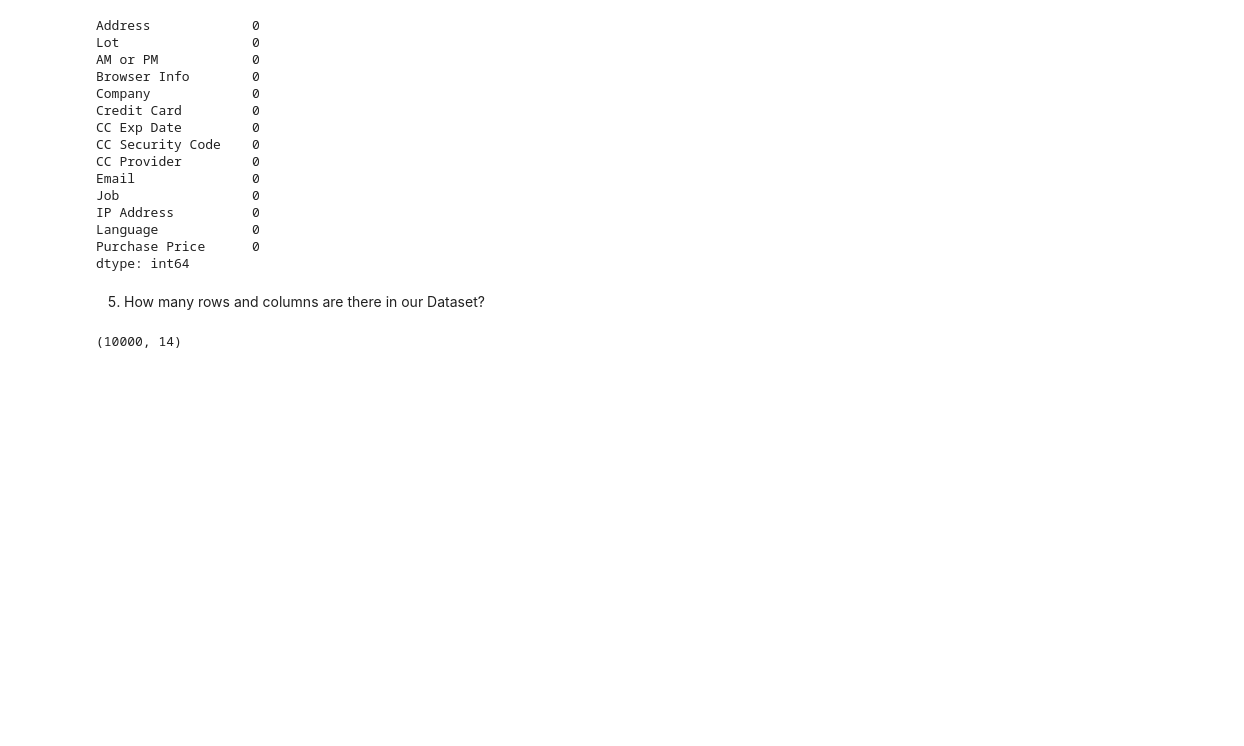
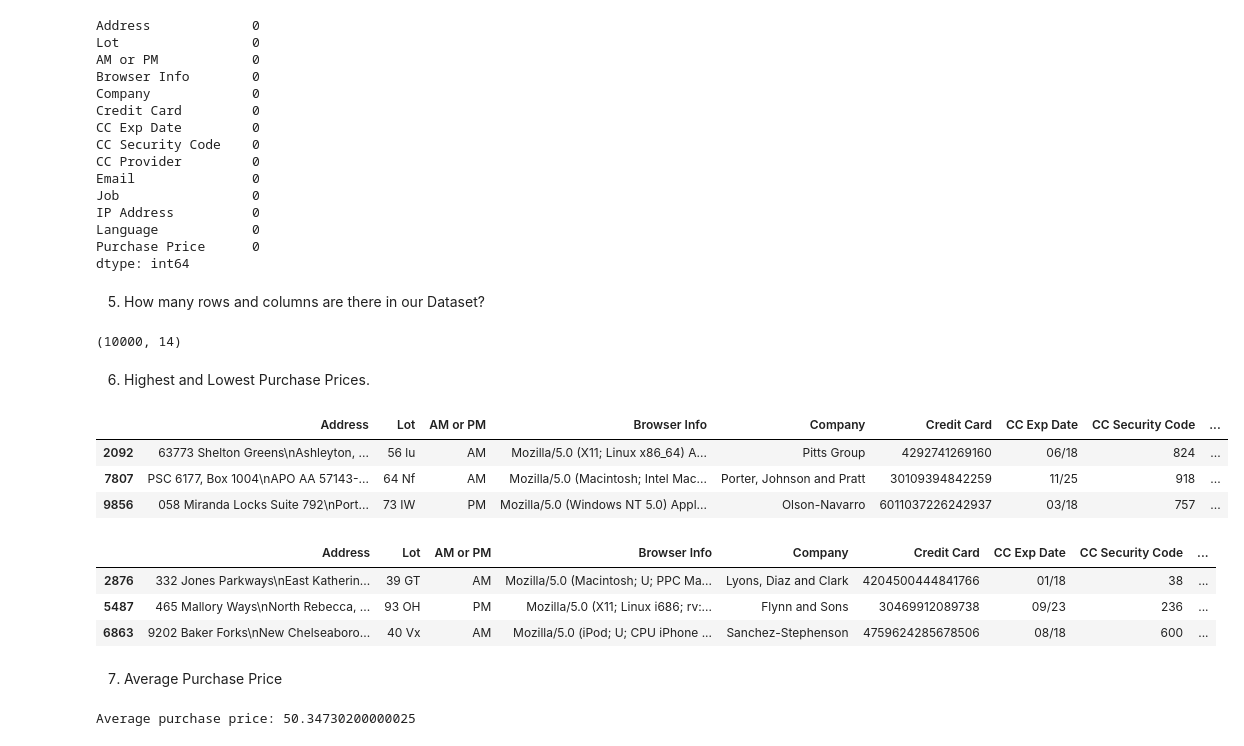
Before and after one commit to achmegantara/e-commerce-data-analysis, a Jupyter notebook: ecommerce.ipynb, the cells around one changed output. Saved outputs shown, nothing was run; the diff lists cells and outputs as text; code cells hidden in the pictures; blank space fills up the shorter version.

```diff
--- a/ecommerce.ipynb
+++ b/ecommerce.ipynb
@@ -94,3 +94,26 @@ dtype: int64
 df.shape
 # %% [output]
 (10000, 14)
+# %% [markdown]
+6. Highest and Lowest Purchase Prices.
+# %%
+df.nlargest(n=3, columns=['Purchase Price'])
+# %% [output]
+|  | Address | Lot | AM or PM | Browser Info | Company | Credit Card | CC Exp Date | CC Security Code | ... |
+| 2092 | 63773 Shelton Greens\nAshleyton, ... | 56 lu | AM | Mozilla/5.0 (X11; Linux x86_64) A... | Pitts Group | 4292741269160 | 06/18 | 824 | ... |
+| 7807 | PSC 6177, Box 1004\nAPO AA 57143-... | 64 Nf | AM | Mozilla/5.0 (Macintosh; Intel Mac... | Porter, Johnson and Pratt | 30109394842259 | 11/25 | 918 | ... |
+| 9856 | 058 Miranda Locks Suite 792\nPort... | 73 IW | PM | Mozilla/5.0 (Windows NT 5.0) Appl... | Olson-Navarro | 6011037226242937 | 03/18 | 757 | ... |
+# %%
+df.nsmallest(n=3, columns=['Purchase Price'])
+# %% [output]
+|  | Address | Lot | AM or PM | Browser Info | Company | Credit Card | CC Exp Date | CC Security Code | ... |
+| 2876 | 332 Jones Parkways\nEast Katherin... | 39 GT | AM | Mozilla/5.0 (Macintosh; U; PPC Ma... | Lyons, Diaz and Clark | 4204500444841766 | 01/18 | 38 | ... |
+| 5487 | 465 Mallory Ways\nNorth Rebecca, ... | 93 OH | PM | Mozilla/5.0 (X11; Linux i686; rv:... | Flynn and Sons | 30469912089738 | 09/23 | 236 | ... |
+| 6863 | 9202 Baker Forks\nNew Chelseaboro... | 40 Vx | AM | Mozilla/5.0 (iPod; U; CPU iPhone ... | Sanchez-Stephenson | 4759624285678506 | 08/18 | 600 | ... |
+# %% [markdown]
+7. Average Purchase Price
+# %%
+mean_purchase = df['Purchase Price'].mean()
+print('Average purchase price: {}'.format(mean_purchase))
+# %% [output]
+Average purchase price: 50.34730200000025
```
Also changed, not shown: parts of 1 cell of this notebook.
